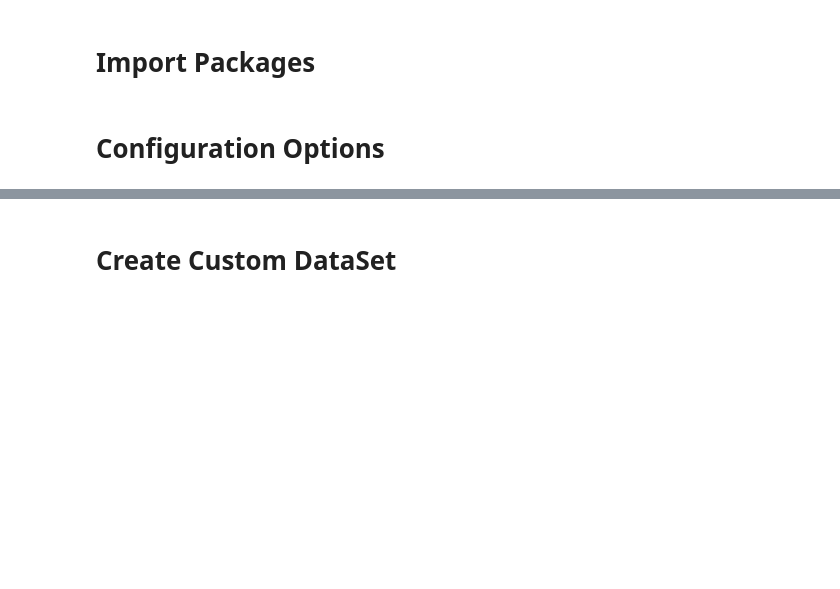
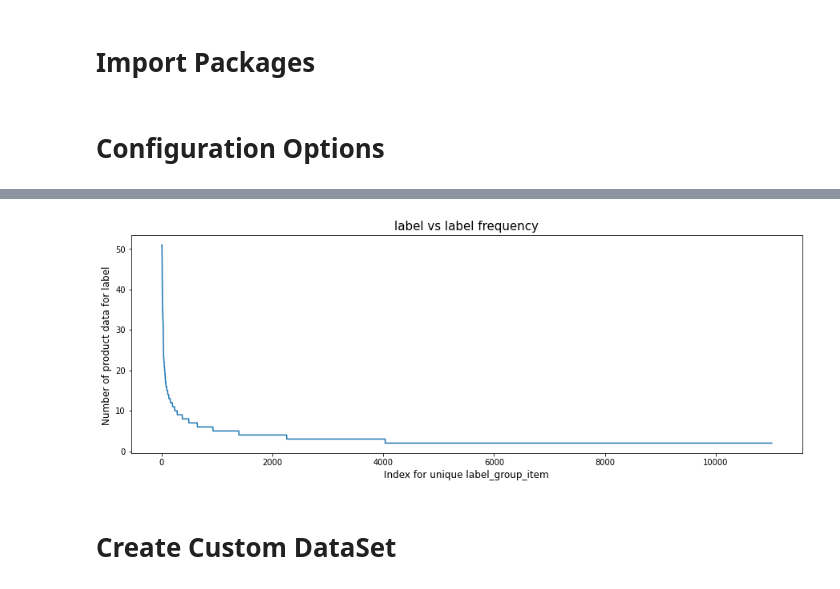
Before and after one commit to cr21/Shopee-Product-Matching, a Jupyter notebook: shopee-label-group-classification-training.ipynb, the cells around one changed output, grey strips where cells are left out. Cells and saved outputs as stored; diff of their text form; code cells hidden in the pictures; blank space fills up the shorter version.

Commit message:
Kaggle Notebook | Shopee Label_group Classification[Training] | Version 8

```diff
--- a/shopee-label-group-classification-training.ipynb
+++ b/shopee-label-group-classification-training.ipynb
@@ -65,3 +73,15 @@ class CFG:
+# %%
+train_df=pd.read_csv('../input/shopee-product-matching/train.csv')
+labelGroups = train_df.label_group.value_counts()
+# print(labelGroups)
+plt.figure(figsize=(15,5))
+plt.plot(np.arange(len(labelGroups)), labelGroups.values)
+plt.xlabel("Index for unique label_group_item", size=12)
+plt.ylabel("Number of product data for label ", size=12)
+plt.title("label vs label frequency", size=15)
+plt.show()
+# %% [output]
+[figure, added]
 # %% [markdown]
 # Create Custom DataSet
 # %%
```
Also changed, not shown: parts of 1 cell of this notebook.
